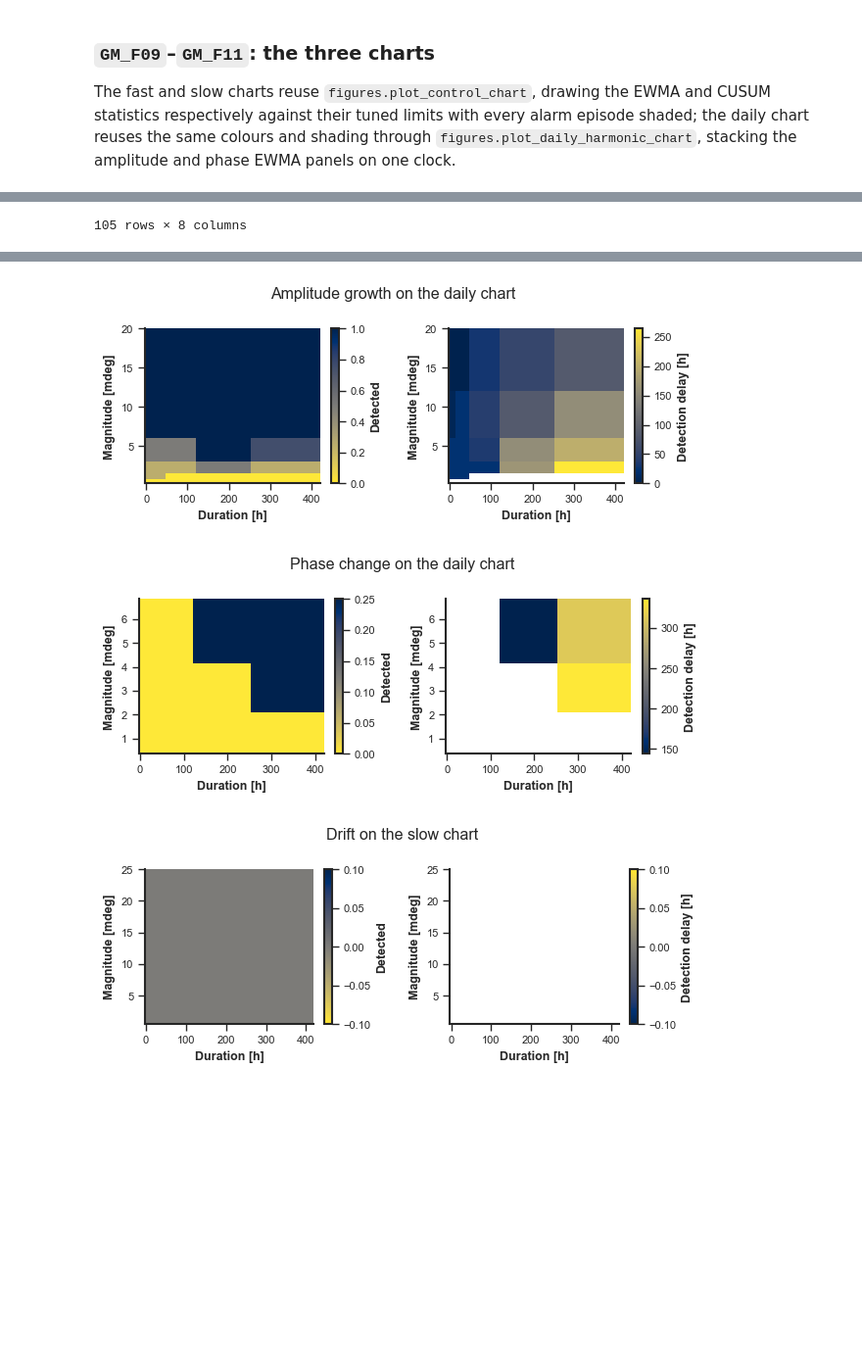
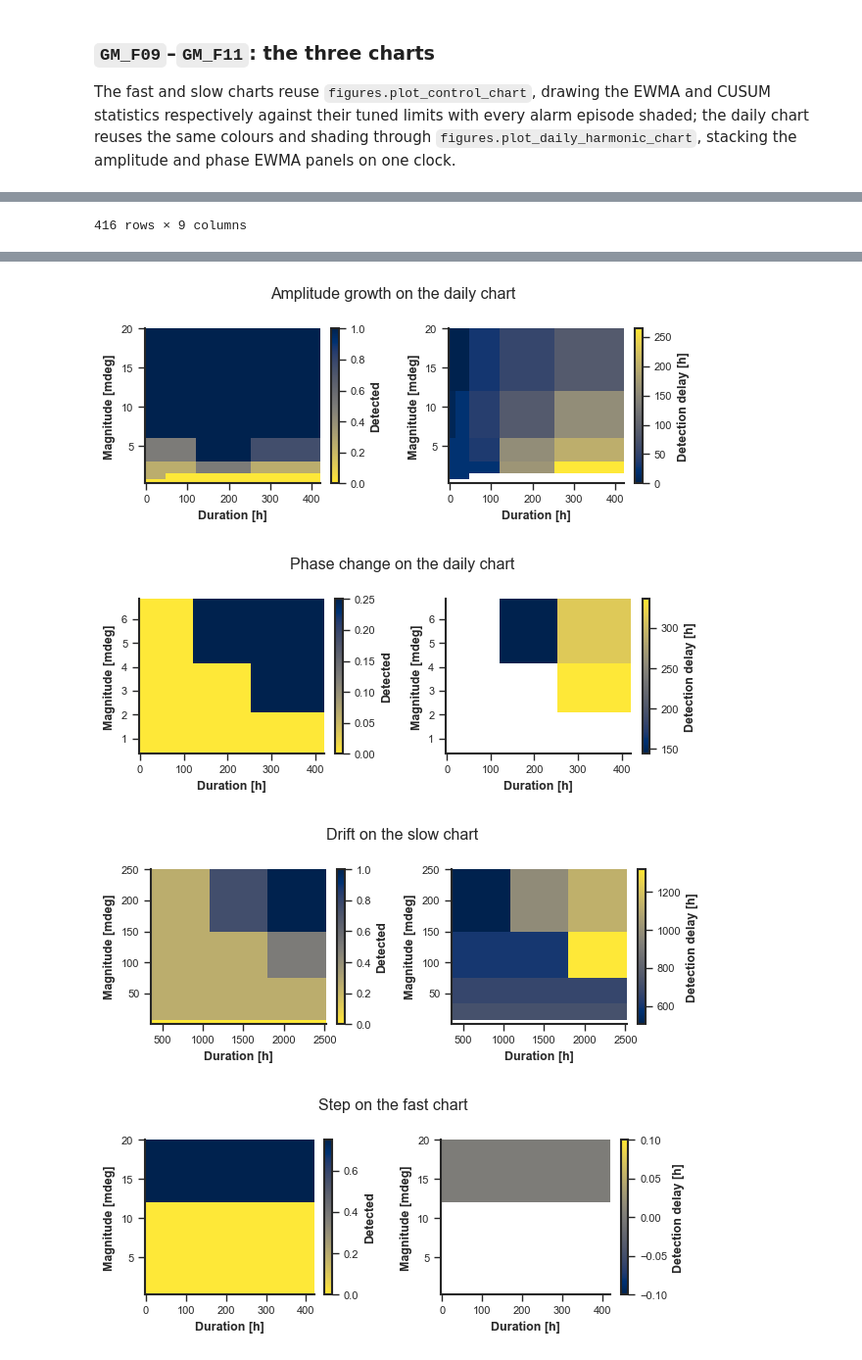
Before and after one commit to eugeniomoreira-iaud/neuralprophet-shm, a Jupyter notebook: studies/05_greybox_monitoring/greybox_monitoring_study.ipynb, the cells around one changed output, grey strips where cells are left out. Shown at 98% size. Saved outputs shown, nothing was run; the diff lists cells and outputs as text; code cells hidden in the pictures; blank space fills up the shorter version.

```diff
--- a/studies/05_greybox_monitoring/greybox_monitoring_study.ipynb
+++ b/studies/05_greybox_monitoring/greybox_monitoring_study.ipynb
@@ -712,11 +772,12 @@ JOINT_WINDOW_DAILY = '1D'
 BUDGET_FAST_DAYS = 90.0
 BUDGET_DAILY_DAYS = 90.0
 BUDGET_SLOW_DAYS = 365.0
-LIMIT_CANDIDATES = tuple(np.arange(2.0, 15.01, 0.25))
+LIMIT_CANDIDATES = tuple(np.arange(1.0, 15.01, 0.25))
 DETECT_MAGNITUDES = (0.5, 1.0, 2.0, 4.0, 8.0, 16.0)
 DETECT_DURATIONS = ('6h', '24h', '72h', '168h', '336h')
 DETECT_PHASE_SHIFTS_H = (0.25, 0.5, 1.0, 2.0)
-DETECT_DRIFT_RATES = (1.0, 2.0, 5.0, 10.0, 20.0)
+DETECT_DRIFT_RATES = (1.0, 2.0, 5.0, 10.0, 20.0, 50.0, 100.0, 200.0)
+DETECT_DRIFT_HORIZONS = ('30d', '60d', '90d')
 DETECT_RESPONSE_WINDOW = '24h'
 DETECT_INJECTION_DATES = ('2020-12-15', '2021-03-15', '2021-06-15', '2021-09-15')
 MECHANISM_CHARTS = {'amplitude': ('daily_amplitude', 'daily_amplitude'),
@@ -724,6 +785,8 @@ MECHANISM_CHARTS = {'amplitude': ('daily_amplitude', 'daily_amplitude'),
                     'drift': ('slow', 'daily_mean'),
                     'step': ('fast', 'innovation')}
 ATTRIBUTION_CHANNELS = ('tair', 'rh', 'batt')
+ATTRIBUTION_WINDOW = '2h'
+ATTRIBUTION_THRESHOLD = 5.0
 # %% [markdown]
 ## Parameters · Outage bridges
 
@@ -1080,7 +1143,7 @@ behind the winner is on record rather than assumed.
 # %%
 sweep = prediction.sweep_trend_reg(
     train_str, valid_str, TREND_REG_CANDIDATES, ('tair', 'rh', 'sr'),
-    epochs=EPOCHS, freq=NATIVE_FREQ, growth='linear',
+    n_jobs=N_JOBS, epochs=EPOCHS, freq=NATIVE_FREQ, growth='linear',
     changepoints=changepoints_str, n_changepoints=N_CHANGEPOINTS,
     changepoints_range=CHANGEPOINTS_RANGE, yearly_order=YEARLY_ORDER,
     daily_order=DAILY_ORDER, quantiles=QUANTILES, seed=SEED,
@@ -1187,7 +1233,7 @@ identical `1.000`s would say nothing the CSV does not already record.
 fits, shares, gains, diagnostics = prediction.attribution_fits(
     def_frames, ('tair', 'rh', 'sr'), VALID_P, N_CHANGEPOINTS,
     study03_gains=STUDY03_GAINS, diagnostic_lags=(1, 72, 216),
-    weight_curve=WEIGHT_CURVE, epochs=EPOCHS, freq=NATIVE_FREQ,
+    weight_curve=WEIGHT_CURVE, n_jobs=N_JOBS, epochs=EPOCHS, freq=NATIVE_FREQ,
     growth='linear', changepoints_range=CHANGEPOINTS_RANGE,
     trend_reg=TREND_REG, yearly_order=YEARLY_ORDER, daily_order=DAILY_ORDER,
     conditional_seasonality=CONDITIONS, quantiles=QUANTILES, seed=SEED,
@@ -1555,8 +1553,8 @@ for name, block in def_frames.items():
     rolling = prediction.rolling_nowcast(
         block, regressors=('tair', 'rh', 'sr'), refit_every=REFIT_EVERY,
         min_train=MIN_TRAIN, train_window=TRAIN_WINDOW,
-        changepoints_per_window=True, freq=NATIVE_FREQ, epochs=EPOCHS,
-        growth='linear', n_changepoints=N_CHANGEPOINTS,
+        changepoints_per_window=True, freq=NATIVE_FREQ, n_jobs=N_JOBS,
+        epochs=EPOCHS, growth='linear', n_changepoints=N_CHANGEPOINTS,
         changepoints_range=CHANGEPOINTS_RANGE, trend_reg=TREND_REG,
         yearly_order=YEARLY_ORDER, daily_order=DAILY_ORDER,
         conditional_seasonality=CONDITIONS, quantiles=QUANTILES, seed=SEED,
@@ -1994,31 +1993,39 @@ phase_magnitudes = tuple(
     monitoring.phase_shift_amplitude(response_amplitude, h) for h in DETECT_PHASE_SHIFTS_H)
 detect_magnitudes = {'amplitude': DETECT_MAGNITUDES, 'phase': phase_magnitudes,
                      'drift': DETECT_DRIFT_RATES, 'step': DETECT_MAGNITUDES}
+detect_durations = {name: DETECT_DURATIONS for name in MECHANISM_CHARTS}
+detect_durations['drift'] = DETECT_DRIFT_HORIZONS
 injection_starts = [d for d in DETECT_INJECTION_DATES
                     if REFERENCE_START <= d <= REFERENCE_END] or None
 
 detectability = monitoring.detectability_by_mechanism(
     residual.loc[REFERENCE_START:REFERENCE_END], tuned, charts, MECHANISM_CHARTS,
-    detect_magnitudes, DETECT_DURATIONS, NATIVE_FREQ, CUSUM_K, CUSUM_H, phi,
-    DETECT_RESPONSE_WINDOW, injection_starts, DAILY_HARMONIC_MIN_SLOTS, seed=SEED)
+    detect_magnitudes, detect_durations, NATIVE_FREQ, CUSUM_K, CUSUM_H, phi,
+    DETECT_RESPONSE_WINDOW, injection_starts, DAILY_HARMONIC_MIN_SLOTS, seed=SEED,
+    all_charts=True)
 display(detectability)
 detectability.to_csv(OUTPUT_DIR / 'GM_13_detectability.csv', index=False)
-tables.write_table(detectability, str(OUTPUT_DIR / 'GM_13_body.tex'),
+primary_detectability = detectability[detectability['primary']]
+tables.write_table(primary_detectability, str(OUTPUT_DIR / 'GM_13_body.tex'),
                    [('mechanism', tables.texttt), ('chart', tables.texttt),
                     ('magnitude', '.2f'), ('duration_h', '.0f'), ('detected', '.2f'),
                     ('delay_h', '.1f')])
 figures.plot_detectability(
-    detectability[detectability['mechanism'] == 'amplitude'],
+    primary_detectability[primary_detectability['mechanism'] == 'amplitude'],
     title='Amplitude growth on the daily chart',
     save_path=str(OUTPUT_DIR), filename='GM_F13_detectability_amplitude')
 figures.plot_detectability(
-    detectability[detectability['mechanism'] == 'phase'],
+    primary_detectability[primary_detectability['mechanism'] == 'phase'],
     title='Phase change on the daily chart',
     save_path=str(OUTPUT_DIR), filename='GM_F13_detectability_phase')
 figures.plot_detectability(
-    detectability[detectability['mechanism'] == 'drift'],
+    primary_detectability[primary_detectability['mechanism'] == 'drift'],
     title='Drift on the slow chart',
     save_path=str(OUTPUT_DIR), filename='GM_F13_detectability_drift')
+figures.plot_detectability(
+    primary_detectability[primary_detectability['mechanism'] == 'step'],
+    title='Step on the fast chart',
+    save_path=str(OUTPUT_DIR), filename='GM_F13_detectability_step')
 # %% [output]
 2020-12-15: 98.1% of the following 20 days covered
 2021-03-15: 95.3% of the following 20 days covered
@@ -2039 +2046 @@ figures.plot_detectability(
-105 rows × 8 columns
+416 rows × 9 columns
@@ -2041,3 +2048,4 @@ figures.plot_detectability(
 [figure]
 [figure]
-[figure, old version]
+[figure, new version]
+[figure, added]
```
Also changed, not shown: parts of 24 cells of this notebook, 3 other files.
